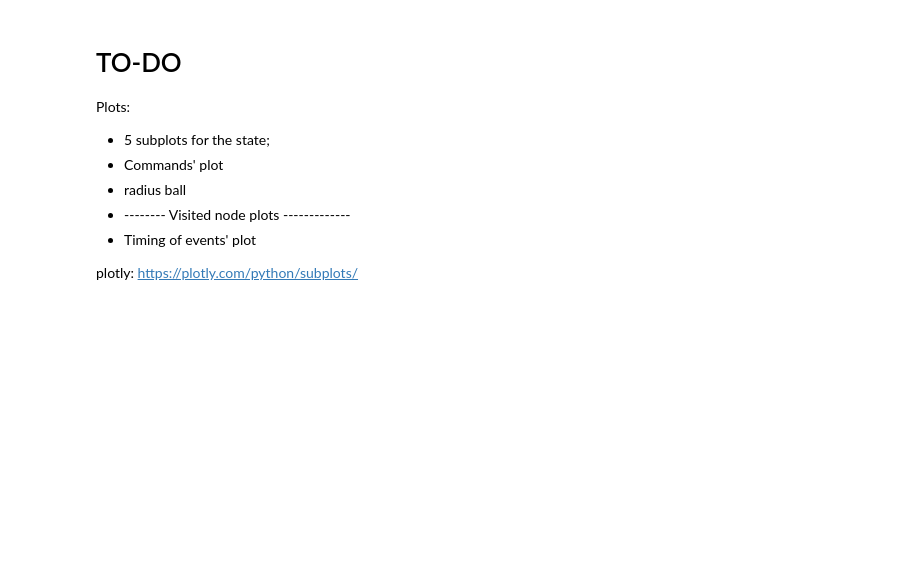
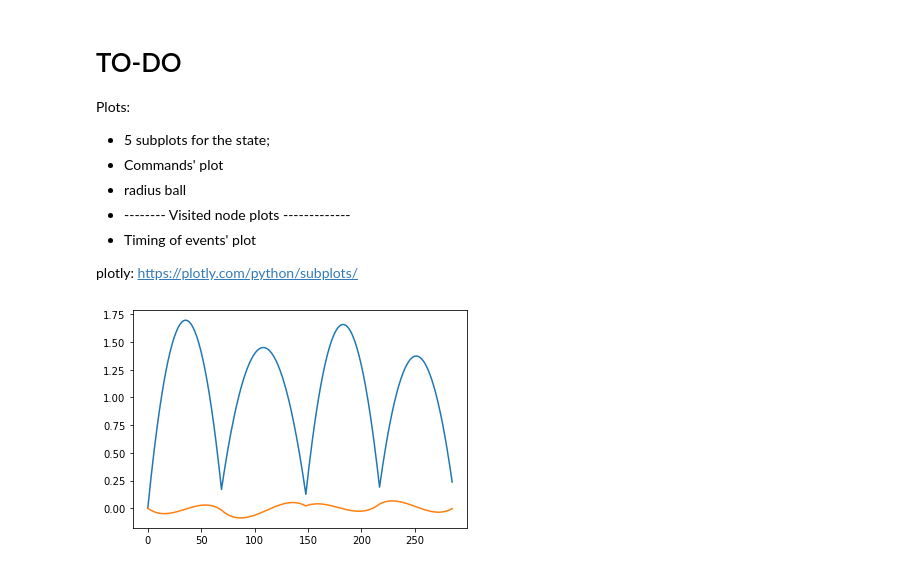
Before and after one commit to difra100/AMR_Testings, a Jupyter notebook: rrt_impl/kinodynamics.ipynb, the cells around one changed output. Cells and saved outputs as stored; diff of their text form; code cells hidden in the pictures; blank space fills up the shorter version.

```diff
--- a/rrt_impl/kinodynamics.ipynb
+++ b/rrt_impl/kinodynamics.ipynb
@@ -715,8 +722,12 @@ plotly: https://plotly.com/python/subplots/
 # %%
 # seaborn, plotly, matplotlib
 
 plt.plot([x[3] for x in rrt.confs])
 plt.plot([x[4] for x in rrt.confs])
-plt.plot([i for i in range(len(rrt.commands))], [x[0] for x in rrt.commands])
+#plt.plot([i for i in range(len(rrt.commands))], [x[0] for x in rrt.commands])
+
+
 
 plt.show()
+# %% [output]
+[figure, added]
```
Also changed, not shown: parts of 10 cells of this notebook, 1 other file.
